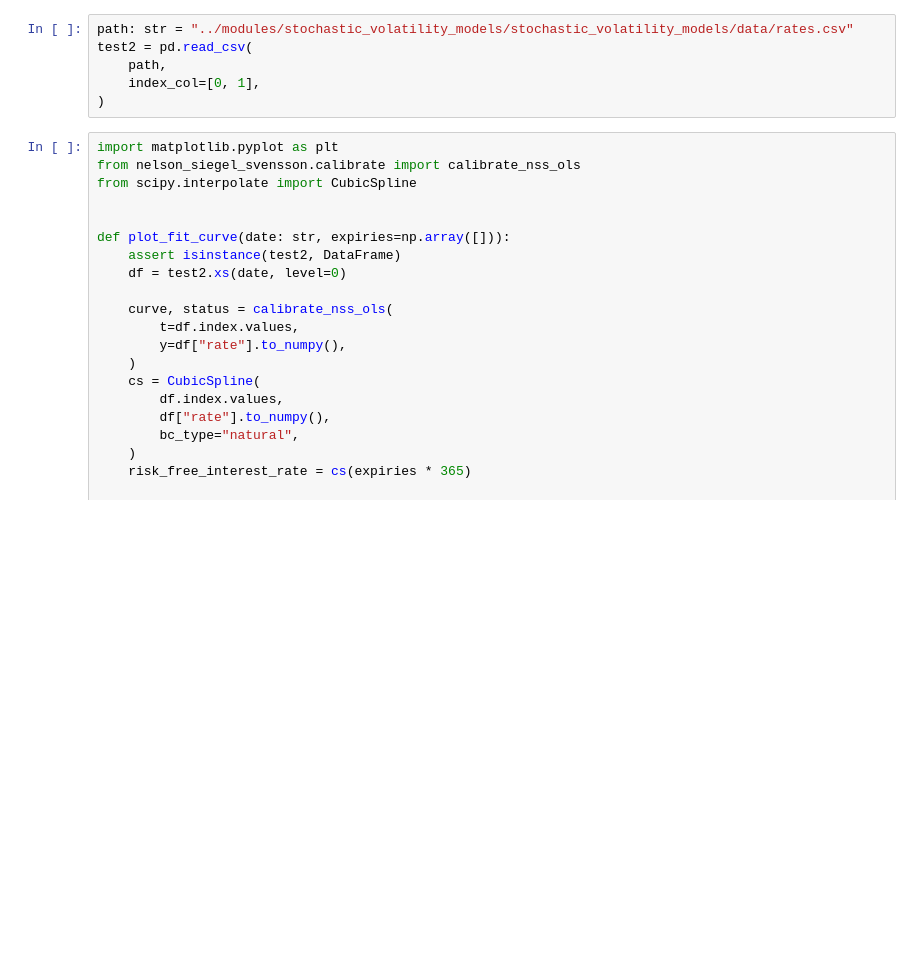
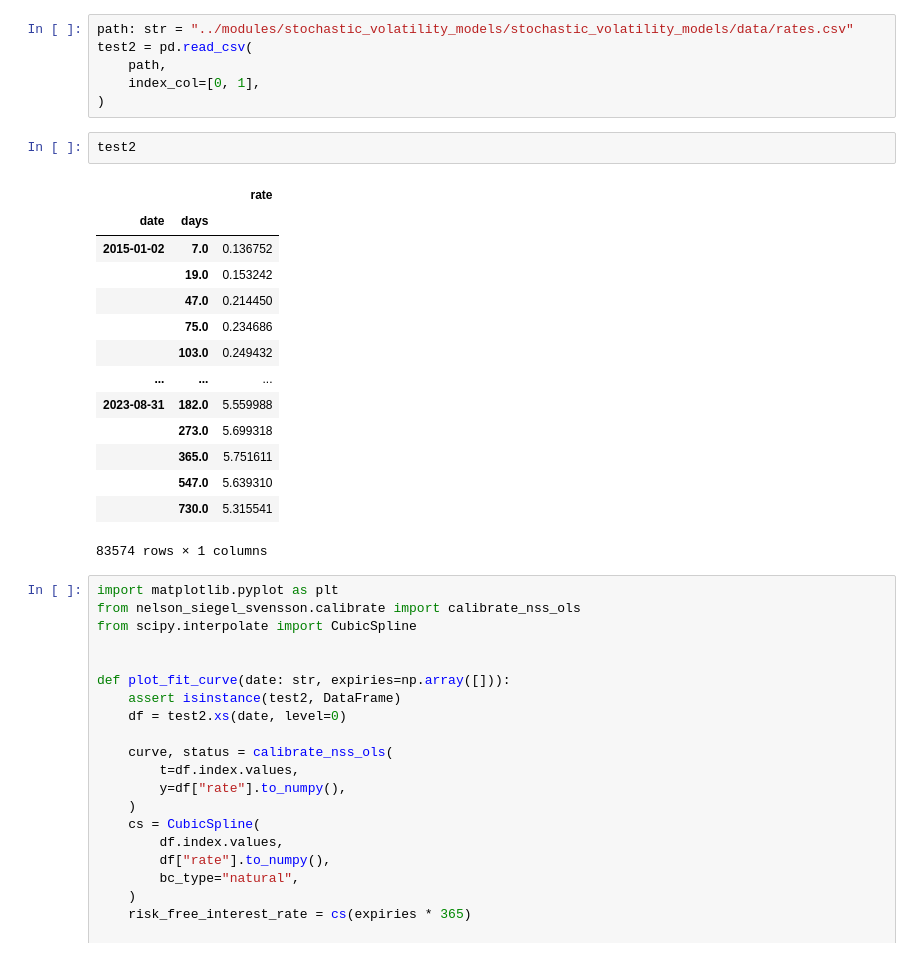
Before and after one commit to mayurankv/msc-statistics-dissertation, a Jupyter notebook: Project/notebooks/data_test.ipynb, the cells around one changed output. Saved outputs shown, nothing was run; the diff lists cells and outputs as text; blank space fills up the shorter version.

```diff
--- a/Project/notebooks/data_test.ipynb
+++ b/Project/notebooks/data_test.ipynb
@@ -55,6 +54,23 @@ test2 = pd.read_csv(
 	path,
 	index_col=[0, 1],
 )
+# %%
+test2
+# %% [output]
+|  |  | rate |
+| date | days |  |
+| 2015-01-02 | 7.0 | 0.136752 |
+|  | 19.0 | 0.153242 |
+|  | 47.0 | 0.214450 |
+|  | 75.0 | 0.234686 |
+|  | 103.0 | 0.249432 |
+| ... | ... | ... |
+| 2023-08-31 | 182.0 | 5.559988 |
+|  | 273.0 | 5.699318 |
+|  | 365.0 | 5.751611 |
+|  | 547.0 | 5.639310 |
+|  | 730.0 | 5.315541 |
+83574 rows × 1 columns
 # %%
 import matplotlib.pyplot as plt
 from nelson_siegel_svensson.calibrate import calibrate_nss_ols
```
Also changed, not shown: parts of 2 cells of this notebook, 9 other files.
